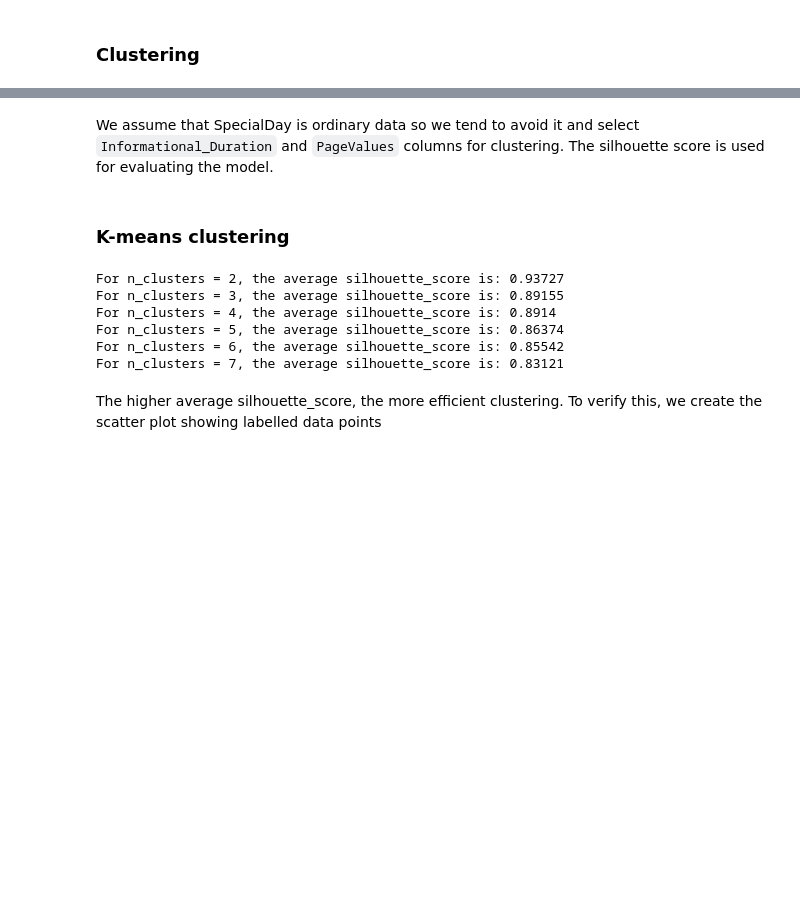
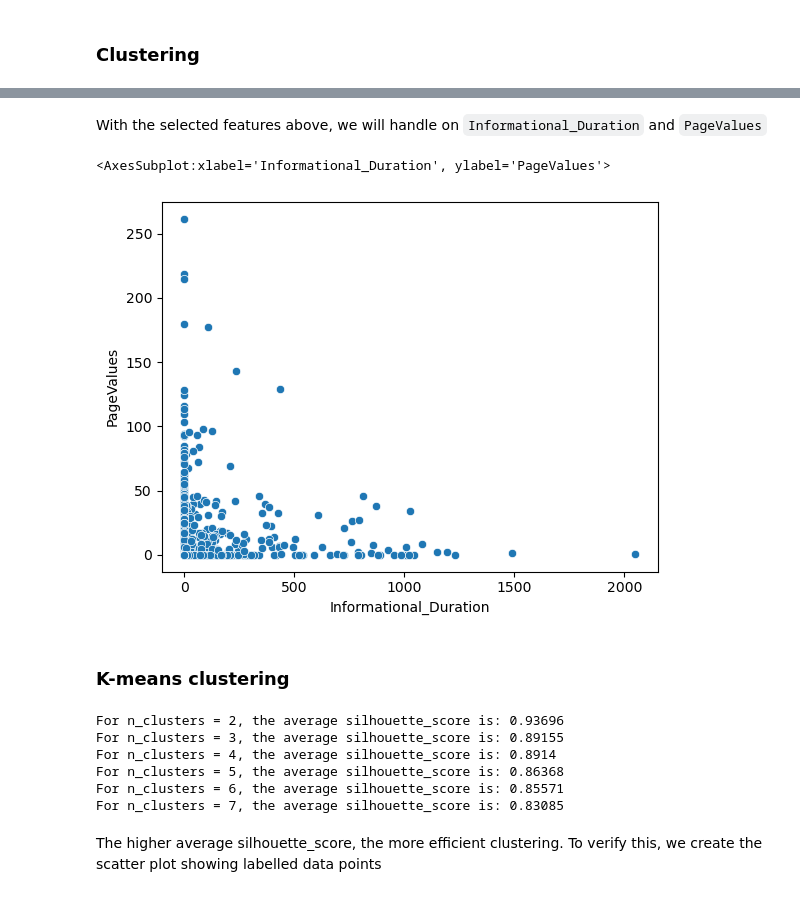
Before and after one commit to camphong24032002/Assignment3-PDS, a Jupyter notebook: Assignment3.ipynb, the cells around one changed output, grey strips where cells are left out. Cells and saved outputs as stored; diff of their text form; code cells hidden in the pictures; blank space fills up the shorter version.

```diff
--- a/Assignment3.ipynb
+++ b/Assignment3.ipynb
@@ -464,10 +591,16 @@ train_df[nume_cols].corr()
-# %% [markdown]
-We assume that SpecialDay is ordinary data so we tend to avoid it and select `Informational_Duration` and `PageValues` columns for clustering. The silhouette score is used for evaluating the model.
+# %% [markdown]
+With the selected features above, we will handle on `Informational_Duration` and `PageValues`
+# %%
+clustering_features = ['Informational_Duration', 'PageValues']
+sns.scatterplot(data=train_df, x='Informational_Duration', y='PageValues')
+# %% [output]
+<AxesSubplot:xlabel='Informational_Duration', ylabel='PageValues'>
+[figure, added]
 # %% [markdown]
 ### K-means clustering
 # %%
 from sklearn.metrics import accuracy_score
-matrix = encode_df[['Informational_Duration', 'PageValues']].copy()
+matrix = train_X[['Informational_Duration', 'PageValues']].copy()
 for n_clusters in range(2,8):
     kmeans = KMeans(n_clusters = n_clusters, n_init=10)
     kmeans.fit(matrix)
@@ -475,12 +608,12 @@ for n_clusters in range(2,8):
     silhouette_avg = silhouette_score(matrix, clusters)
     print(f'For n_clusters = {n_clusters}, the average silhouette_score is: {round(silhouette_avg, 5)}')
 # %% [output]
-For n_clusters = 2, the average silhouette_score is: 0.93727
+For n_clusters = 2, the average silhouette_score is: 0.93696
 For n_clusters = 3, the average silhouette_score is: 0.89155
 For n_clusters = 4, the average silhouette_score is: 0.8914
-For n_clusters = 5, the average silhouette_score is: 0.86374
-For n_clusters = 6, the average silhouette_score is: 0.85542
-For n_clusters = 7, the average silhouette_score is: 0.83121
+For n_clusters = 5, the average silhouette_score is: 0.86368
+For n_clusters = 6, the average silhouette_score is: 0.85571
+For n_clusters = 7, the average silhouette_score is: 0.83085
 # %% [markdown]
 The higher average silhouette_score, the more efficient clustering. To verify this, we create the scatter plot showing labelled data points
 # %%
```
Also changed, not shown: parts of 63 cells of this notebook.
